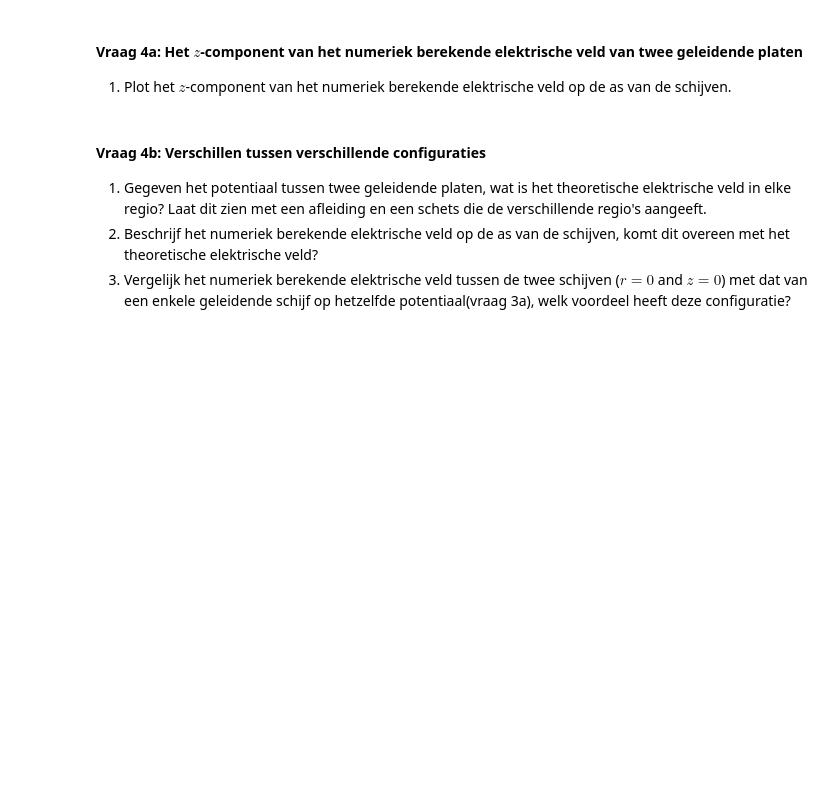
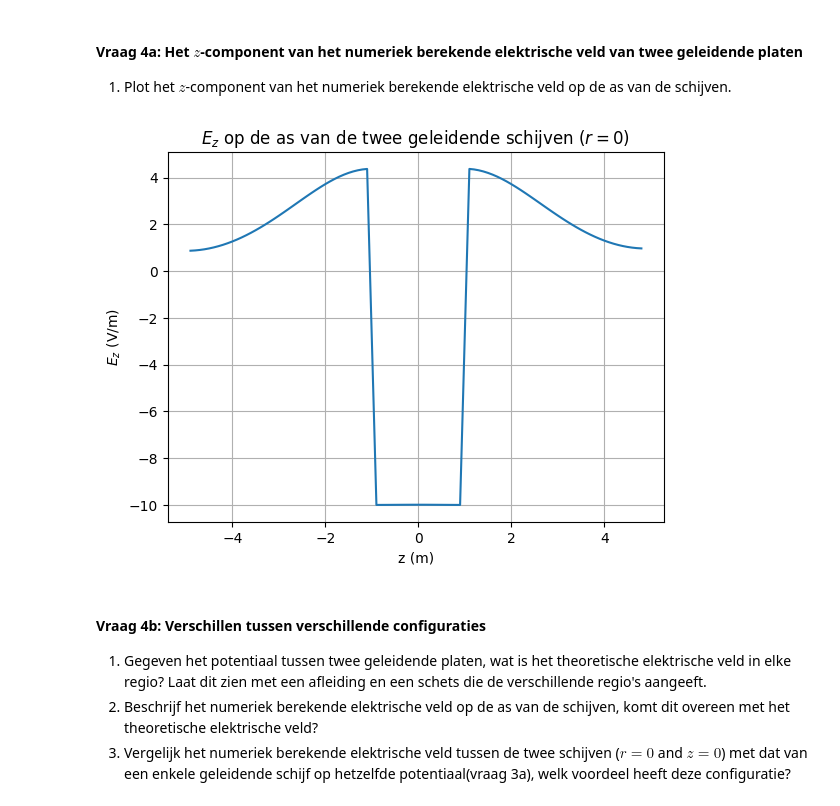
Before and after one commit to thaak123/THAAK-opdrachten-DEF-D, a Jupyter notebook: DigitaleOntwerpopdrachten/1CondensatorOpdracht/CondensatorOntwerpopdracht.ipynb, the cells around one changed output. Cells and saved outputs as stored; diff of their text form; code cells hidden in the pictures; blank space fills up the shorter version.

```diff
--- a/DigitaleOntwerpopdrachten/1CondensatorOpdracht/CondensatorOntwerpopdracht.ipynb
+++ b/DigitaleOntwerpopdrachten/1CondensatorOpdracht/CondensatorOntwerpopdracht.ipynb
@@ -664,9 +664,21 @@ plot_results_disk(Ez, Er, normE, V, r, z, grid_step, disk_radius, z_pos_disk1, z
 
 1. Plot het $z$-component van het numeriek berekende elektrische veld op de as van de schijven.
 # %%
-###
-###your code here###
-###
+# Index voor r = 0
+idx_r0 = np.argmin(np.abs(r_for_E))
+
+# Ez op de as
+Ez_axis = Ez[:, idx_r0]
+
+plt.figure()
+plt.plot(z_for_E, Ez_axis)
+plt.xlabel("z (m)")
+plt.ylabel(r"$E_z$ (V/m)")
+plt.title(r"$E_z$ op de as van de twee geleidende schijven ($r=0$)")
+plt.grid()
+plt.show()
+# %% [output]
+[figure, added]
 # %% [markdown]
 #### Vraag 4b: Verschillen tussen verschillende configuraties
 
```
Also changed, not shown: 2 other files.
